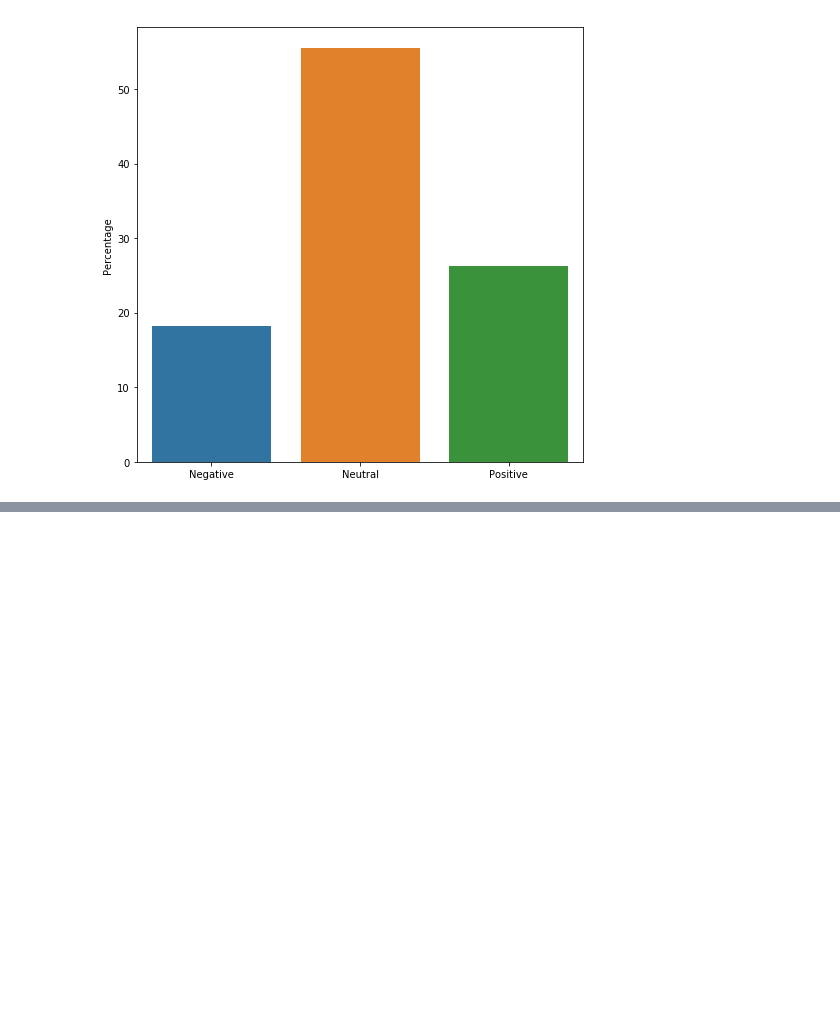
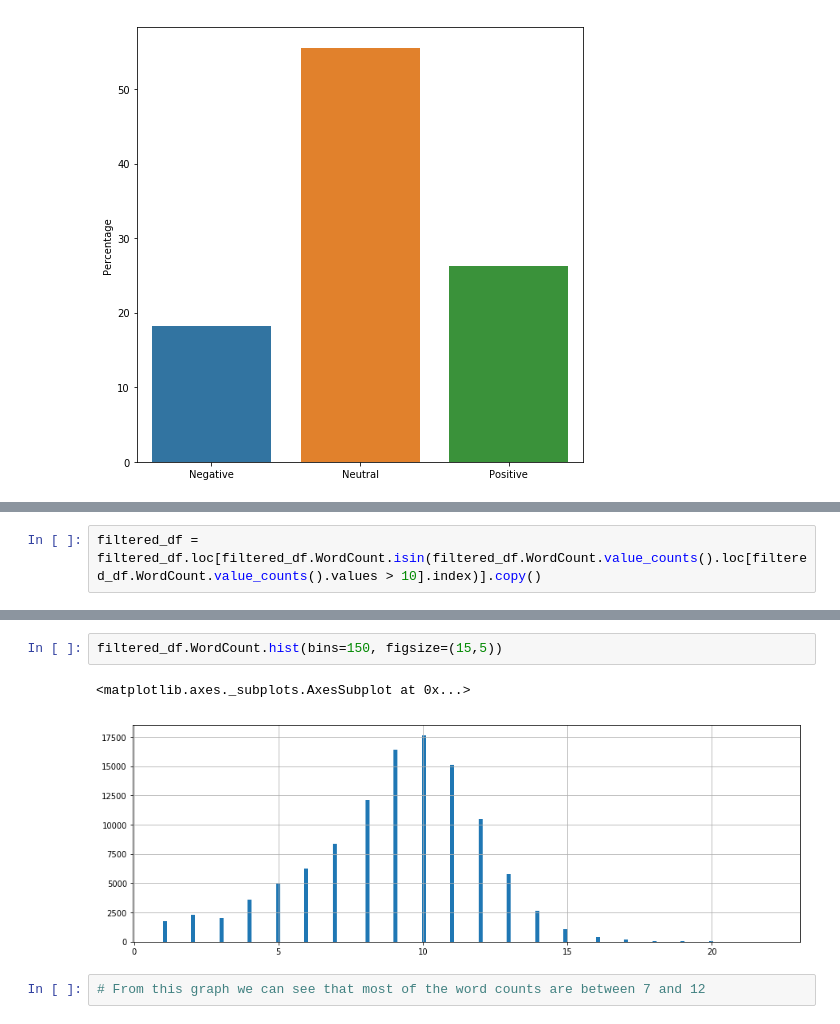
Before and after one commit to giordan12/tobeornottobe, a Jupyter notebook: castro_project2.ipynb, the cells around one changed output, grey strips where cells are left out. Saved outputs shown, nothing was run; the diff lists cells and outputs as text; blank space fills up the shorter version.

```diff
--- a/castro_project2.ipynb
+++ b/castro_project2.ipynb
@@ -329,0 +463,2 @@ plt.show()
+# %%
+filtered_df = filtered_df.loc[filtered_df.WordCount.isin(filtered_df.WordCount.value_counts().loc[filtered_df.WordCount.value_counts().values > 10].index)].copy()
@@ -329,0 +485,7 @@ plt.show()
+# %%
+filtered_df.WordCount.hist(bins=150, figsize=(15,5))
+# %% [output]
+<matplotlib.axes._subplots.AxesSubplot at 0x...>
+[figure, added]
+# %%
+# From this graph we can see that most of the word counts are between 7 and 12
```
Also changed, not shown: parts of 65 cells of this notebook.
